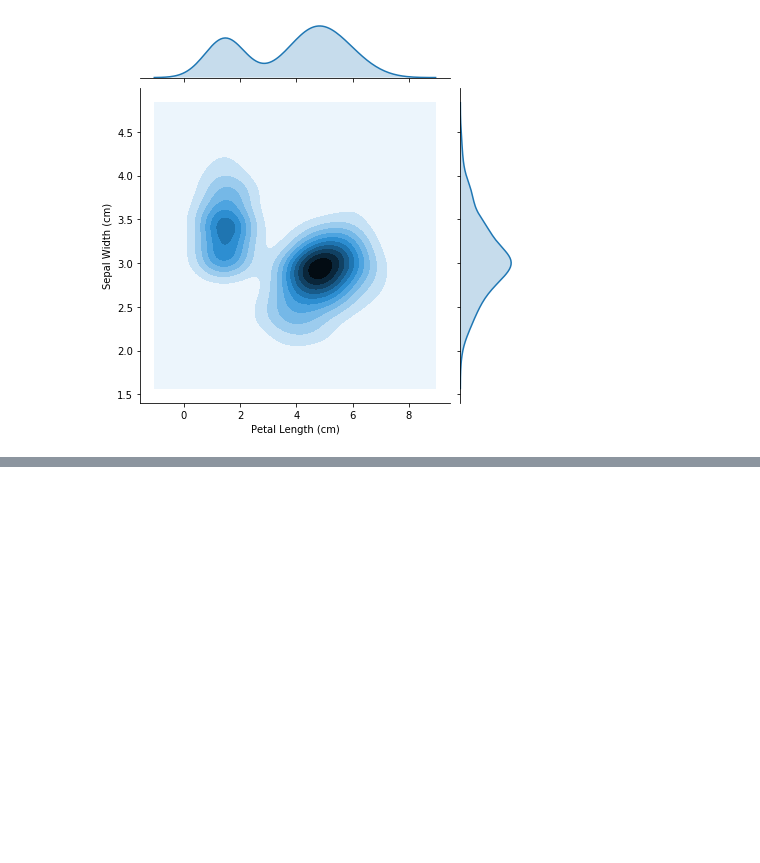
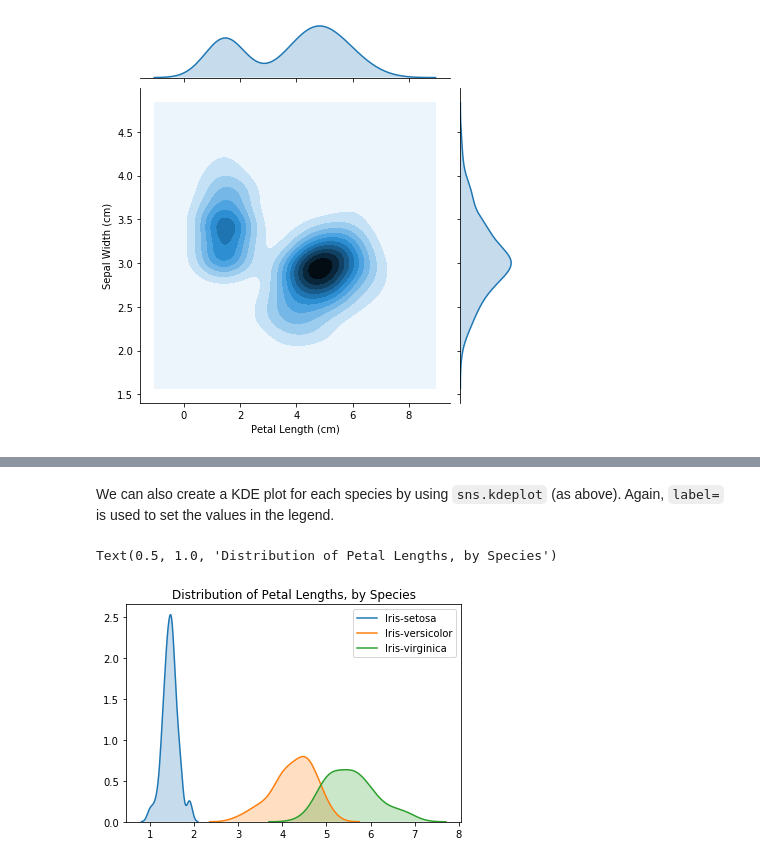
Before and after one commit to Hetansh-Mehta/DataVisualization, a Jupyter notebook: src/Distributions.ipynb, the cells around one changed output, grey strips where cells are left out. Drawn from its saved outputs; the diff is of its cells as text; code cells hidden in the pictures; blank space fills up the shorter version.

Commit message:
completed distributions

```diff
--- a/src/Distributions.ipynb
+++ b/src/Distributions.ipynb
@@ -69,0 +111,13 @@ sns.jointplot(x=iris_data['Petal Length (cm)'], y=iris_data['Sepal Width (cm)'],
+# %% [markdown]
+We can also create a KDE plot for each species by using `sns.kdeplot` (as above). Again, `label=` is used to set the values in the legend.
+# %%
+# KDE plots for each species
+sns.kdeplot(data=iris_set_data['Petal Length (cm)'], label="Iris-setosa", shade=True)
+sns.kdeplot(data=iris_ver_data['Petal Length (cm)'], label="Iris-versicolor", shade=True)
+sns.kdeplot(data=iris_vir_data['Petal Length (cm)'], label="Iris-virginica", shade=True)
+
+# Add title
+plt.title("Distribution of Petal Lengths, by Species")
+# %% [output]
+Text(0.5, 1.0, 'Distribution of Petal Lengths, by Species')
+[figure, added]
```
Also changed, not shown: parts of 14 cells of this notebook.
